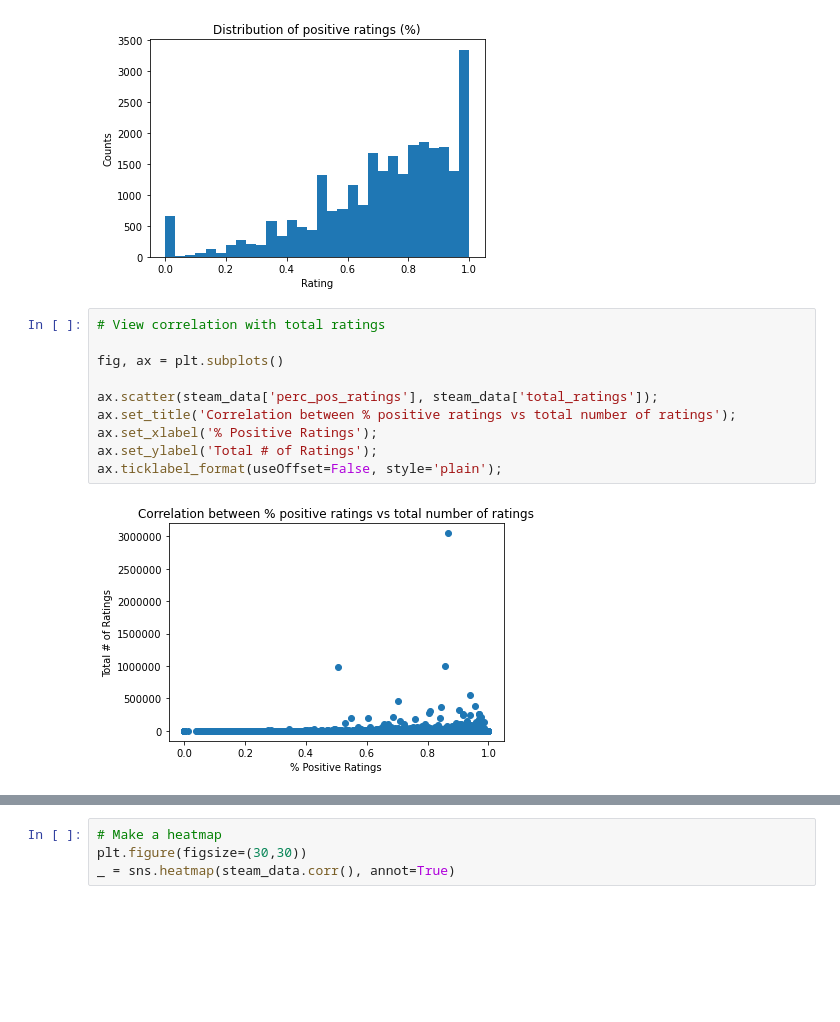
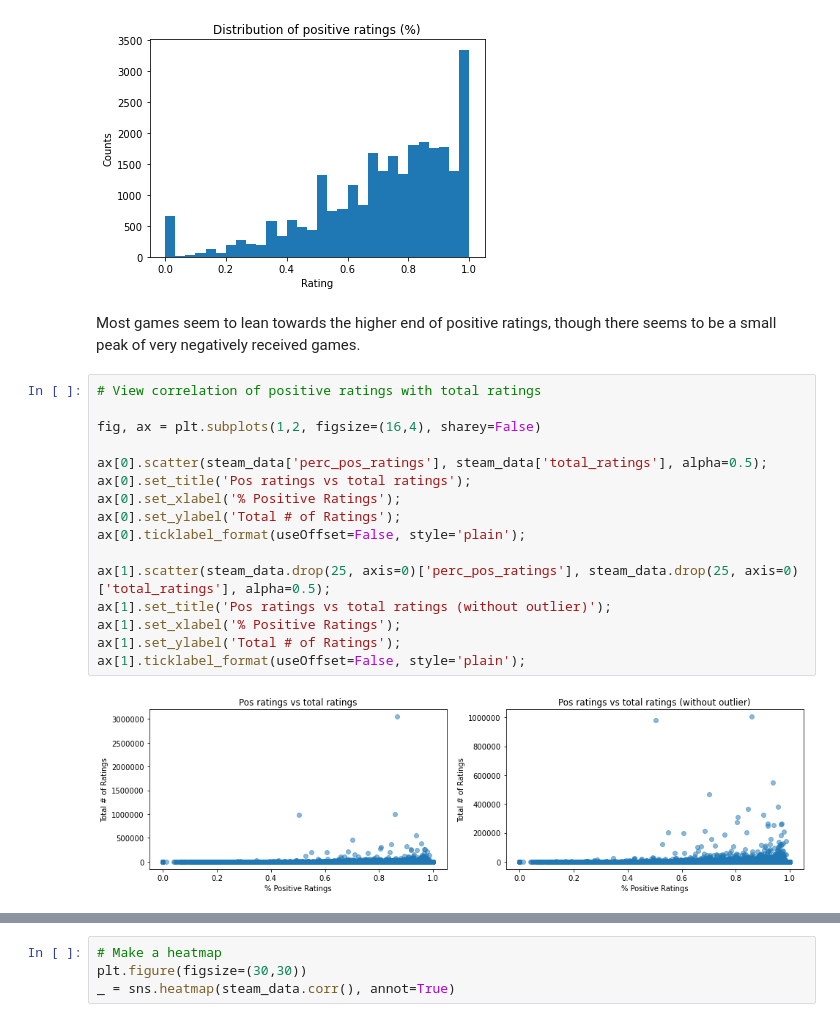
Before and after one commit to divzueri/Springboard, a Jupyter notebook: Capstone2/notebooks/3_EDA.ipynb, the cells around one changed output, grey strips where cells are left out. Saved outputs shown, nothing was run; the diff lists cells and outputs as text; blank space fills up the shorter version.

Commit message:
EDA update, more plots

```diff
--- a/Capstone2/notebooks/3_EDA.ipynb
+++ b/Capstone2/notebooks/3_EDA.ipynb
@@ -219,15 +194,23 @@ ax.set_ylabel('Counts');
 ax.ticklabel_format(useOffset=False, style='plain');
 # %% [output]
 [figure]
+# %% [markdown]
+Most games seem to lean towards the higher end of positive ratings, though there seems to be a small peak of very negatively received games.
 # %%
-# View correlation with total ratings
+# View correlation of positive ratings with total ratings
 
-fig, ax = plt.subplots()
+fig, ax = plt.subplots(1,2, figsize=(16,4), sharey=False)
 
-ax.scatter(steam_data['perc_pos_ratings'], steam_data['total_ratings']);
-ax.set_title('Correlation between % positive ratings vs total number of ratings');
-ax.set_xlabel('% Positive Ratings');
-ax.set_ylabel('Total # of Ratings');
-ax.ticklabel_format(useOffset=False, style='plain');
+ax[0].scatter(steam_data['perc_pos_ratings'], steam_data['total_ratings'], alpha=0.5);
+ax[0].set_title('Pos ratings vs total ratings');
+ax[0].set_xlabel('% Positive Ratings');
+ax[0].set_ylabel('Total # of Ratings');
+ax[0].ticklabel_format(useOffset=False, style='plain');
+
+ax[1].scatter(steam_data.drop(25, axis=0)['perc_pos_ratings'], steam_data.drop(25, axis=0)['total_ratings'], alpha=0.5);
+ax[1].set_title('Pos ratings vs total ratings (without outlier)');
+ax[1].set_xlabel('% Positive Ratings');
+ax[1].set_ylabel('Total # of Ratings');
+ax[1].ticklabel_format(useOffset=False, style='plain');
 # %% [output]
-[figure, old version]
+[figure, new version]
```
Also changed, not shown: parts of 48 cells of this notebook, 2 other files.
